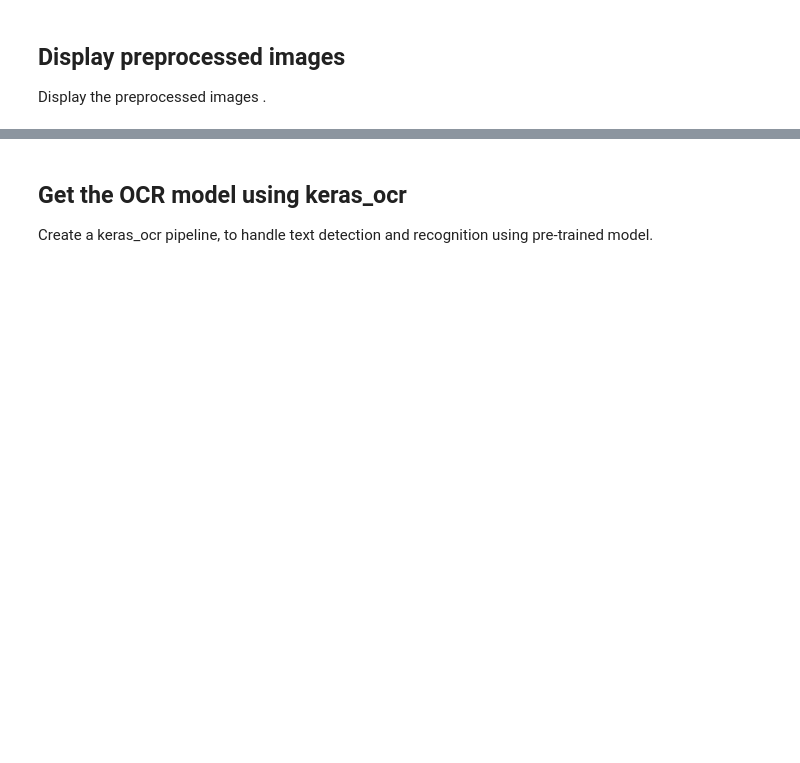
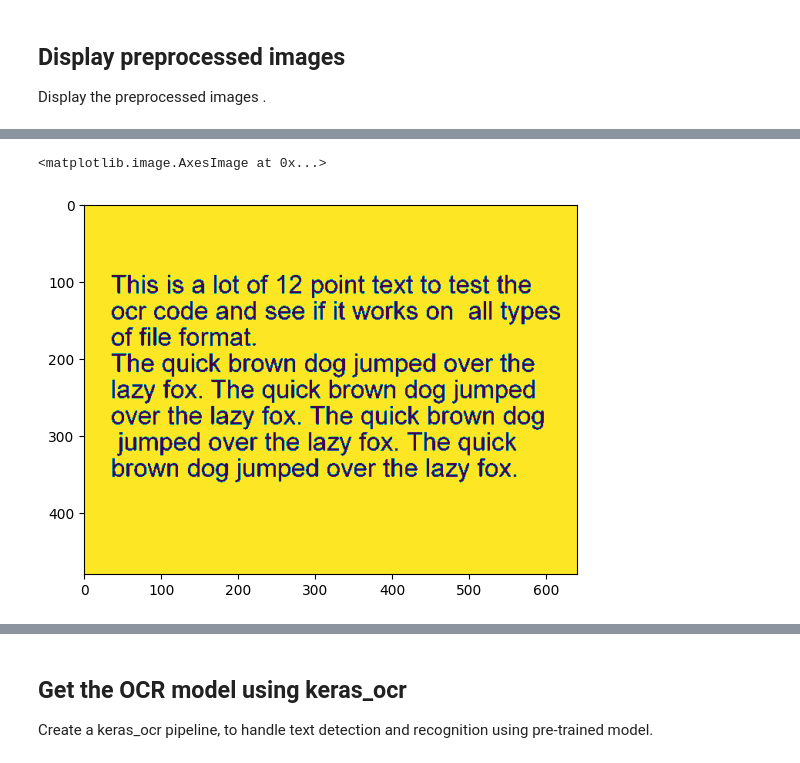
Before and after one commit to AbdullahHafiz30/Tuwaiq_Academy_T5_Week6, a Jupyter notebook: Practice Exercise/OCR_Practice_Exercise.ipynb, the cells around one changed output, grey strips where cells are left out. Cells and saved outputs as stored; diff of their text form; code cells hidden in the pictures; blank space fills up the shorter version.

```diff
--- a/Practice Exercise/OCR_Practice_Exercise.ipynb
+++ b/Practice Exercise/OCR_Practice_Exercise.ipynb
@@ -32,5 +115,7 @@ Here we will be downloading the image for OCR.
 This step involves converting the images into a format suitable for OCR, using OpenCV and standard preprocessing techniques such as resizing and color conversion.
 # %% [markdown]
 ### Convert to grayscale
+# %%
+gray = cv2.cvtColor(image, cv2.COLOR_BGR2GRAY)
 # %% [markdown]
 ### Remove noise
@@ -43,0 +142,5 @@ Display the preprocessed images .
+# %%
+plt.imshow(gray)
+# %% [output]
+<matplotlib.image.AxesImage at 0x...>
+[figure, added]
```
Also changed, not shown: parts of 15 cells of this notebook.
